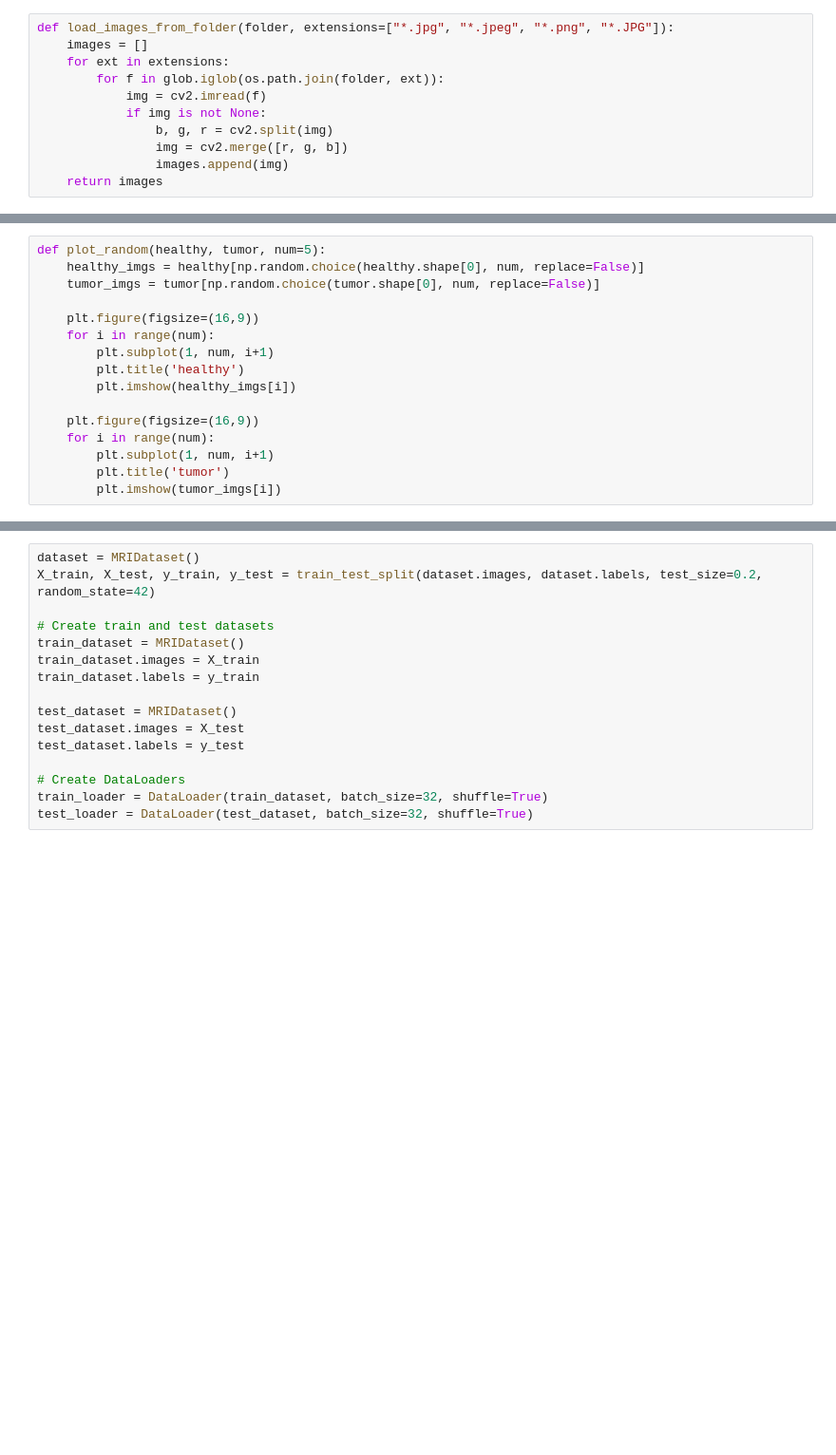
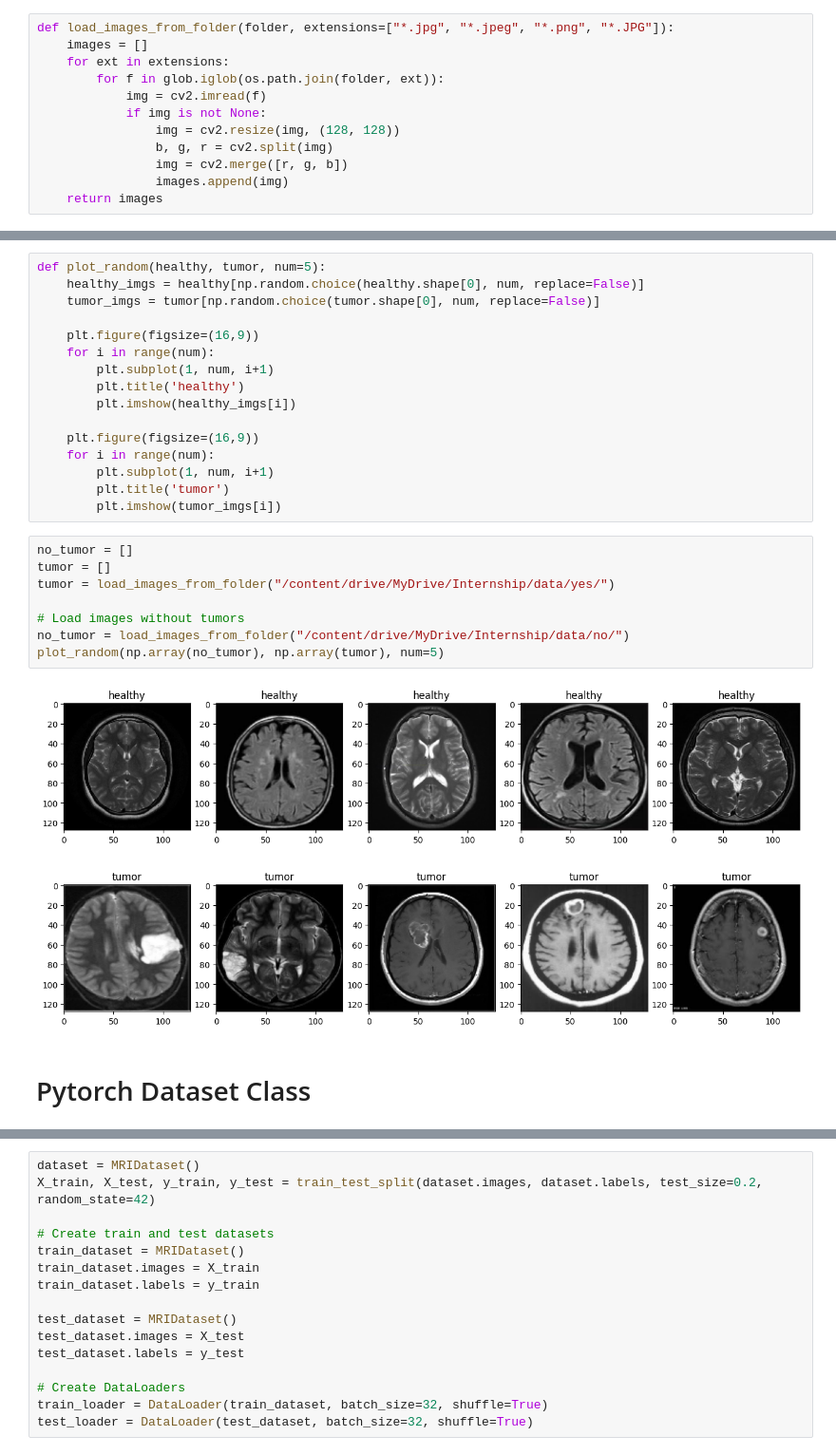
Before and after one commit to Zeeshan-Imran-Hub/Brain-Tumor-Detector, a Jupyter notebook: Brain_Tumor_Detection.ipynb, the cells around one changed output, grey strips where cells are left out. Shown: that part at 95% size. Cells and saved outputs as stored; diff of their text form; blank space fills up the shorter version.

```diff
--- a/Brain_Tumor_Detection.ipynb
+++ b/Brain_Tumor_Detection.ipynb
@@ -23,6 +27,7 @@ def load_images_from_folder(folder, extensions=["*.jpg", "*.jpeg", "*.png", "*.J
         for f in glob.iglob(os.path.join(folder, ext)):
             img = cv2.imread(f)
             if img is not None:
+                img = cv2.resize(img, (128, 128))
                 b, g, r = cv2.split(img)
                 img = cv2.merge([r, g, b])
                 images.append(img)
@@ -43,3 +50,16 @@ def plot_random(healthy, tumor, num=5):
         plt.subplot(1, num, i+1)
         plt.title('tumor')
         plt.imshow(tumor_imgs[i])
+# %%
+no_tumor = []
+tumor = []
+tumor = load_images_from_folder("/content/drive/MyDrive/Internship/data/yes/")
+
+# Load images without tumors
+no_tumor = load_images_from_folder("/content/drive/MyDrive/Internship/data/no/")
+plot_random(np.array(no_tumor), np.array(tumor), num=5)
+# %% [output]
+[figure, added]
+[figure, added]
+# %% [markdown]
+# Pytorch Dataset Class
```
Also changed, not shown: parts of 24 cells of this notebook.
